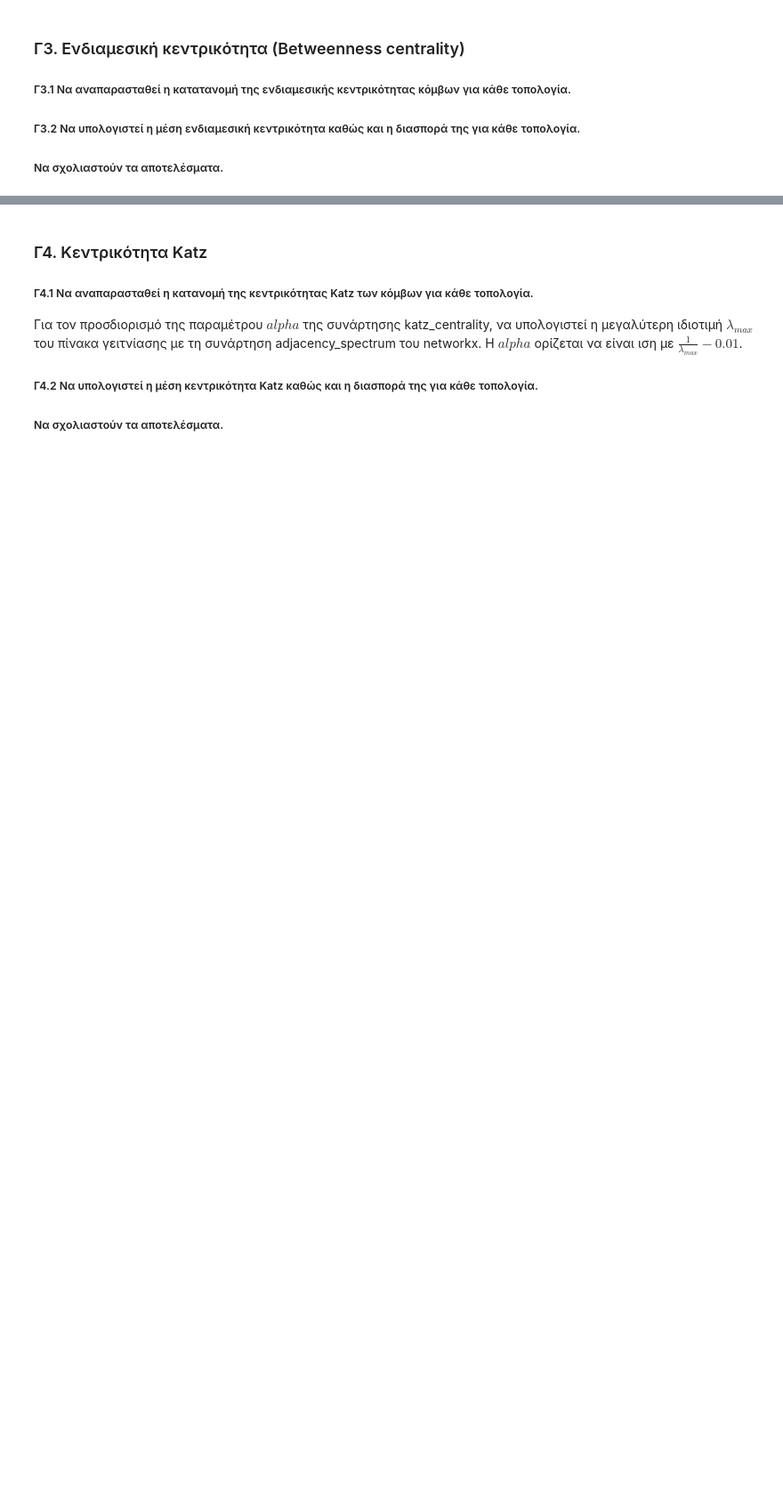
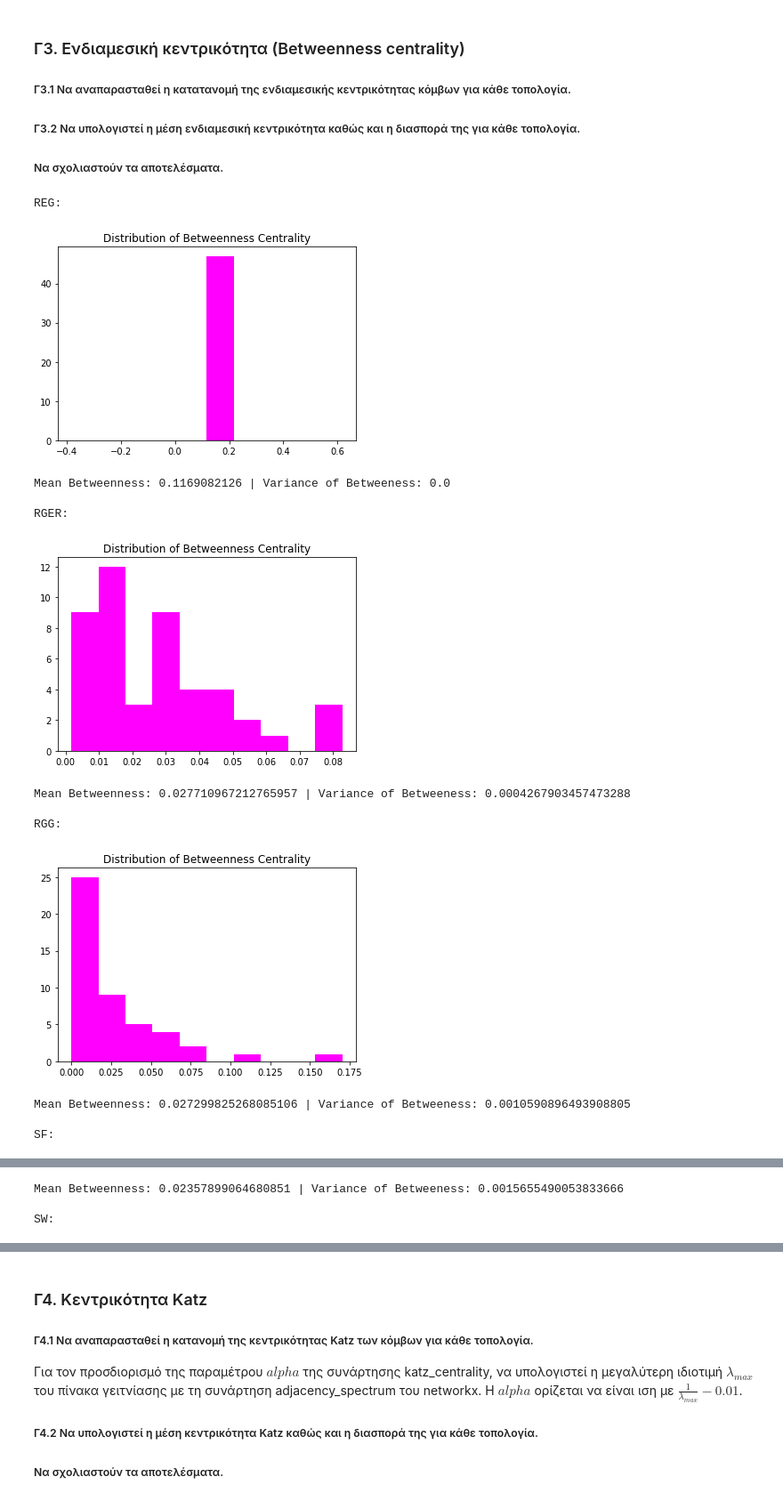
Before and after one commit to chrispapa2000/socialNetworksLab, a Jupyter notebook: ex1/lab1_student_version.ipynb, the cells around one changed output, grey strips where cells are left out. Shown: that part at 89% size. Cells and saved outputs as stored; diff of their text form; code cells hidden in the pictures; blank space fills up the shorter version.

```diff
--- a/ex1/lab1_student_version.ipynb
+++ b/ex1/lab1_student_version.ipynb
@@ -554,0 +689,35 @@ def find_betweenness(G):
+# %%
+def find_betweenness(G):
+    bet_cen = nx.betweenness_centrality(G)
+    bet_cen_values = [round(item,10) for item in bet_cen.values()]
+    fig, ax = plt.subplots()
+#     mmax = max(bet_cen_values)
+#     mmin = min(bet_cen_values)
+    plt.hist(bet_cen_values, color='magenta')
+#     ax.set_xticks(np.linspace(0,0.2,10))
+    plt.title("Distribution of Betweenness Centrality")
+    plt.show()
+    return statistics.mean(bet_cen_values), \
+            statistics.variance(bet_cen_values)
+# %%
+graphList = [(REG, 'REG'), (RGER, 'RGER'), (RGG, 'RGG'), (SF, 'SF'), (SW, 'SW')]
+
+for (graph, name) in graphList:
+    print(name + ":")
+    mmean, vvar = find_betweenness(graph)
+    print("Mean Betweenness: " + str(mmean) + " | Variance of Betweeness: " + str(vvar))
+    print()
+# %% [output]
+REG:
+[figure, added]
+Mean Betweenness: 0.1169082126 | Variance of Betweeness: 0.0
+
+RGER:
+[figure, added]
+Mean Betweenness: 0.027710967212765957 | Variance of Betweeness: 0.0004267903457473288
+
+RGG:
+[figure, added]
+Mean Betweenness: 0.027299825268085106 | Variance of Betweeness: 0.0010590896493908805
+
+SF:
@@ -554,0 +725,3 @@ def find_betweenness(G):
+Mean Betweenness: 0.02357899064680851 | Variance of Betweeness: 0.0015655490053833666
+
+SW:
```
Also changed, not shown: parts of 29 cells of this notebook.
